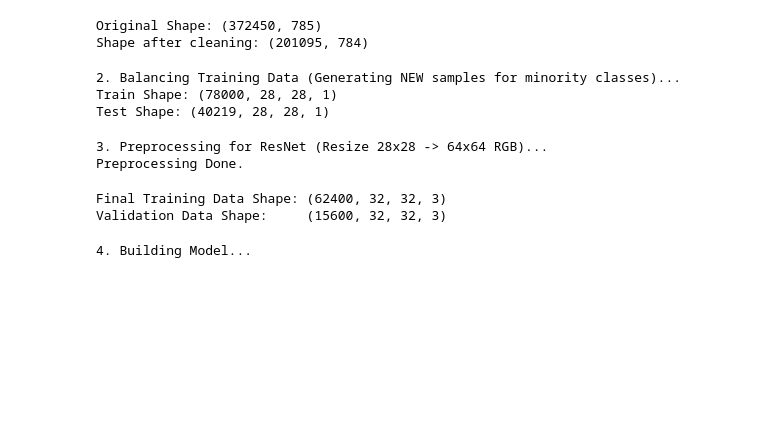
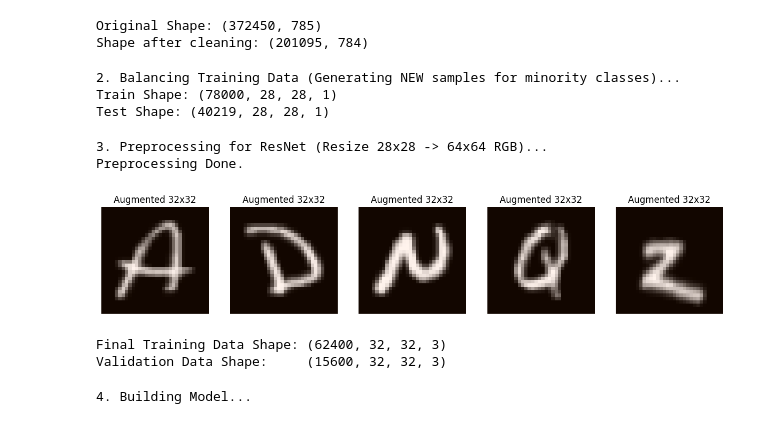
Before and after one commit to moaaz-khaled/Alphabet-Classification-Description, a Jupyter notebook: src/resnet.ipynb, the cells around one changed output. Saved outputs shown, nothing was run; the diff lists cells and outputs as text; code cells hidden in the pictures; blank space fills up the shorter version.

```diff
--- a/src/resnet.ipynb
+++ b/src/resnet.ipynb
@@ -148,6 +148,31 @@ print("Preprocessing Done.")
 # %% [output]
 3. Preprocessing for ResNet (Resize 28x28 -> 64x64 RGB)...
 Preprocessing Done.
+# %%
+import matplotlib.pyplot as plt
+import numpy as np
+
+indices = [1, 10000, 40000,  50000, -4]
+
+plt.figure(figsize=(15, 3))
+for i, idx in enumerate(indices):
+    plt.subplot(1, 5, i+1)
+
+    # Get the image
+    img = X_train[idx]
+
+    # ResNet preprocessing zero-centers the data (values like -100 to 100).
+    # To visualize correctly, we normalize it back to 0-1 range.
+    img_display = (img - img.min()) / (img.max() - img.min())
+
+    # No reshaping needed, it is already 32x32x3 which imshow accepts directly
+    plt.imshow(img_display)
+    plt.axis('off')
+    plt.title("Augmented 32x32")
+
+plt.show()
+# %% [output]
+[figure, added]
 # %%
 from sklearn.model_selection import train_test_split
 
```
Also changed, not shown: parts of 1 cell of this notebook, 1 other file.
